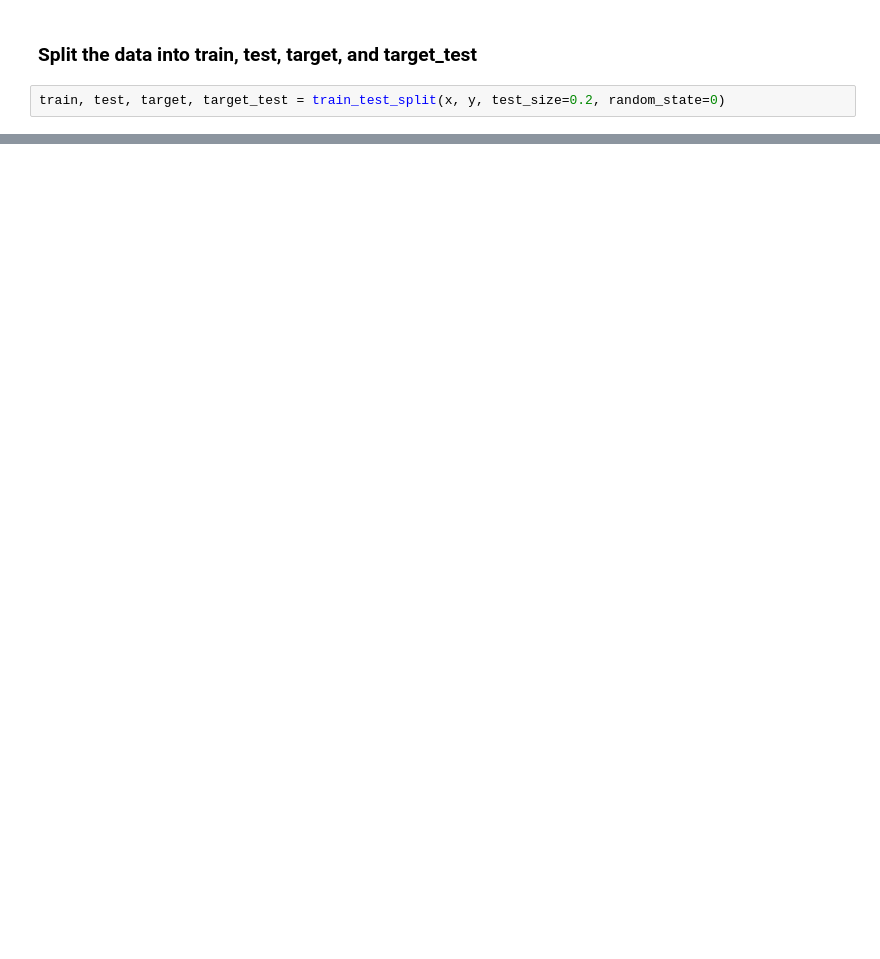
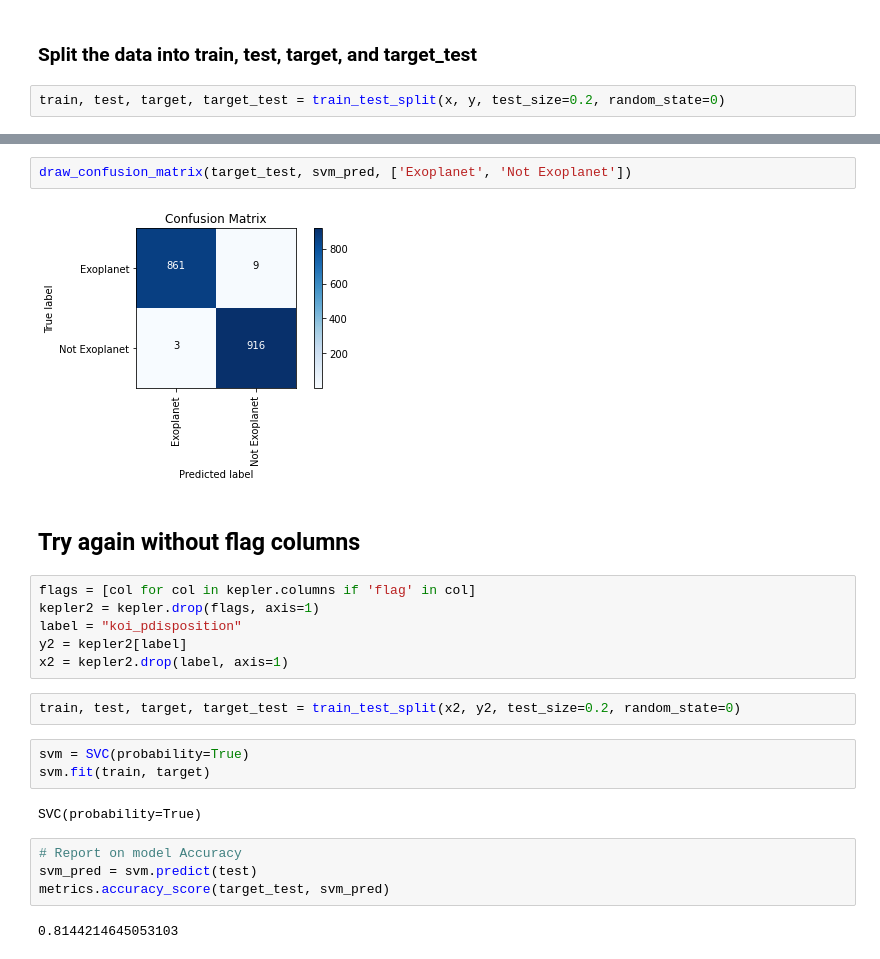
Before and after one commit to datares/team-skywalker, a Jupyter notebook: SVM.ipynb, the cells around one changed output, grey strips where cells are left out. Cells and saved outputs as stored; diff of their text form; blank space fills up the shorter version.

```diff
--- a/SVM.ipynb
+++ b/SVM.ipynb
@@ -112,0 +139,25 @@ metrics.accuracy_score(target_test, knn_pred)
+# %%
+draw_confusion_matrix(target_test, svm_pred, ['Exoplanet', 'Not Exoplanet'])
+# %% [output]
+[figure, added]
+# %% [markdown]
+## Try again without flag columns
+# %%
+flags = [col for col in kepler.columns if 'flag' in col]
+kepler2 = kepler.drop(flags, axis=1)
+label = "koi_pdisposition"
+y2 = kepler2[label]
+x2 = kepler2.drop(label, axis=1)
+# %%
+train, test, target, target_test = train_test_split(x2, y2, test_size=0.2, random_state=0)
+# %%
+svm = SVC(probability=True)
+svm.fit(train, target)
+# %% [output]
+SVC(probability=True)
+# %%
+# Report on model Accuracy
+svm_pred = svm.predict(test)
+metrics.accuracy_score(target_test, svm_pred)
+# %% [output]
+0.8144214645053103
```
Also changed, not shown: parts of 16 cells of this notebook, 2 other files.
